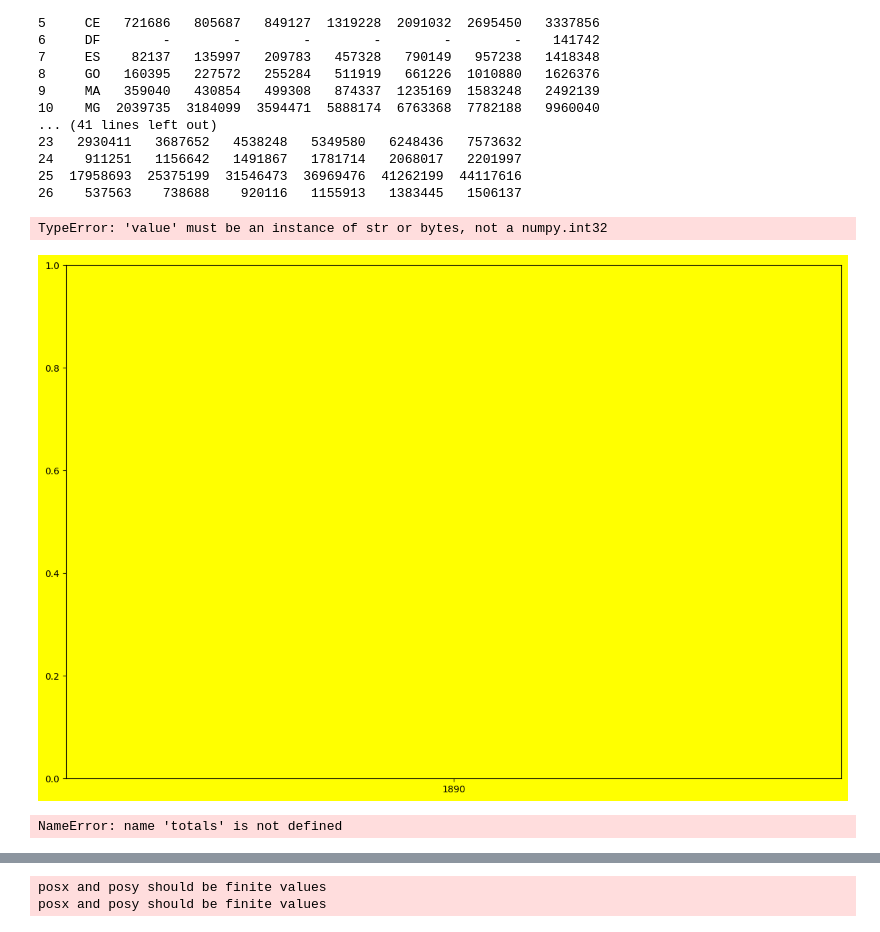
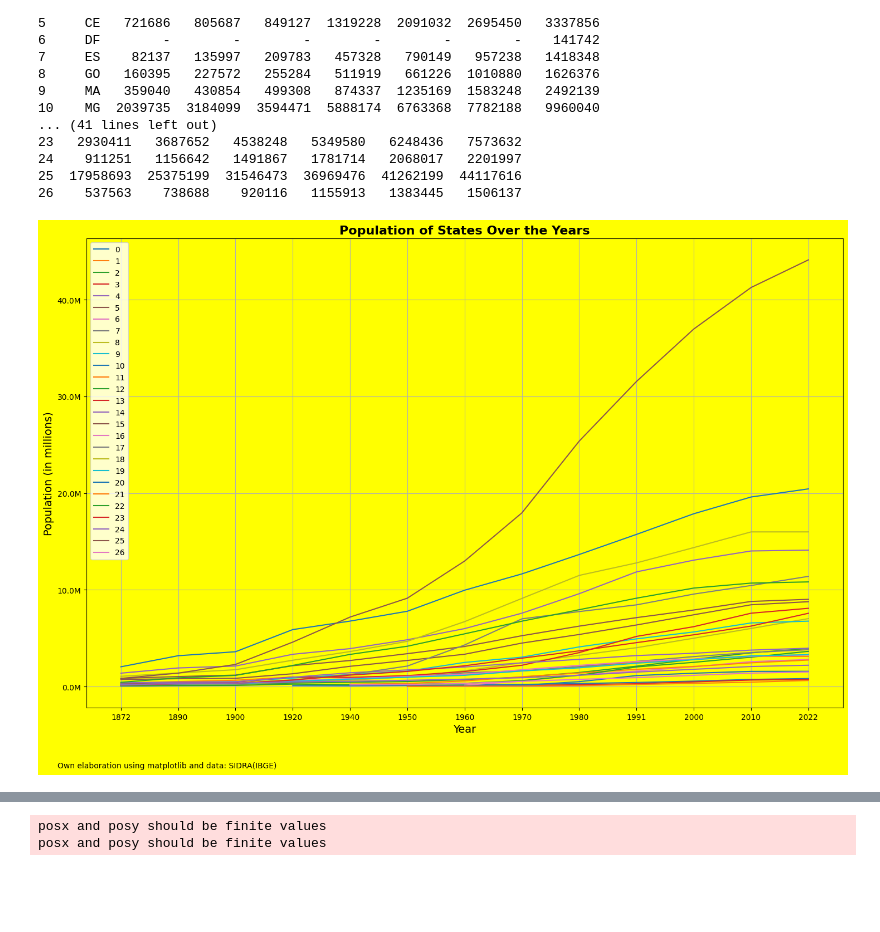
Before and after one commit to jlfenerich/project.censo-dataviz, a Jupyter notebook: notebooks/Demographic_analysis.ipynb, the cells around one changed output, grey strips where cells are left out. Drawn from its saved outputs; the diff is of its cells as text; code cells hidden in the pictures; blank space fills up the shorter version.

Commit message:
errors fixed

```diff
--- a/notebooks/Demographic_analysis.ipynb
+++ b/notebooks/Demographic_analysis.ipynb
@@ -179,39 +182,39 @@ print(merged_df)
 25  17958693  25375199  31546473  36969476  41262199  44117616
 26    537563    738688    920116   1155913   1383445   1506137
 # %%
-# Check if the index is the 'State' column. If not, set it.
-if merged_df.index.name != 'State':
-    merged_df.set_index('State', inplace=True)
+# Substituir '-' por NaN
+merged_df.replace('-', np.nan, inplace=True)
 
-# Now plot the data
+# Converter os dados para numérico
+merged_df = merged_df.apply(pd.to_numeric, errors='coerce')
+
+# Função para formatar o eixo y
+def millions(x, pos):
+    return '%1.1fM' % (x * 1e-6)
+
+formatter = FuncFormatter(millions)
+
+# Plotagem
 plt.figure(figsize=(15, 10))
-ax = plt.gca()  # Get current axis
-ax.set_facecolor('yellow')  # Plot area background color
-plt.gcf().set_facecolor('yellow')  # Figure background color
+ax = plt.gca()
+ax.set_facecolor('yellow')
+plt.gcf().set_facecolor('yellow')
+
 for state in merged_df.index:
-    plt.plot(merged_df.columns[1:], merged_df.loc[state, merged_df.columns[1:]], label=state)
+    plt.plot(merged_df.columns, merged_df.loc[state], label=state)
 
 plt.title('Population of States Over the Years', fontsize=16, color='black', fontweight='bold')
 plt.xlabel('Year', fontsize=14, color='black')
 plt.ylabel('Population (in millions)', fontsize=14, color='black')
-ax.yaxis.set_major_formatter(formatter)  # Set the formatter for the y-axis
+ax.yaxis.set_major_formatter(formatter)
 plt.legend(loc='upper left')
 plt.grid(True)
 
-# Adding the footnote
 plt.text(0.05, 0.01, 'Own elaboration using matplotlib and data: SIDRA(IBGE)', transform=plt.gcf().transFigure, horizontalalignment='left')
-
 plt.tight_layout()
 plt.show()
 # %% [output]
-TypeError: 'value' must be an instance of str or bytes, not a numpy.int32
-[figure, old version]
+[figure, new version]
 # %%
 cols_to_convert = merged_df.columns[merged_df.columns != 'State']
 merged_df[cols_to_convert] = merged_df[cols_to_convert].apply(pd.to_numeric, errors='coerce')
-# %%
-totals_df = pd.DataFrame({'Year': totals.index, 'Total': totals.values})
-totals = merged_df.drop('State', axis=1).sum()
-print(totals)
-# %% [output]
-NameError: name 'totals' is not defined
```
Also changed, not shown: parts of 9 cells of this notebook.
